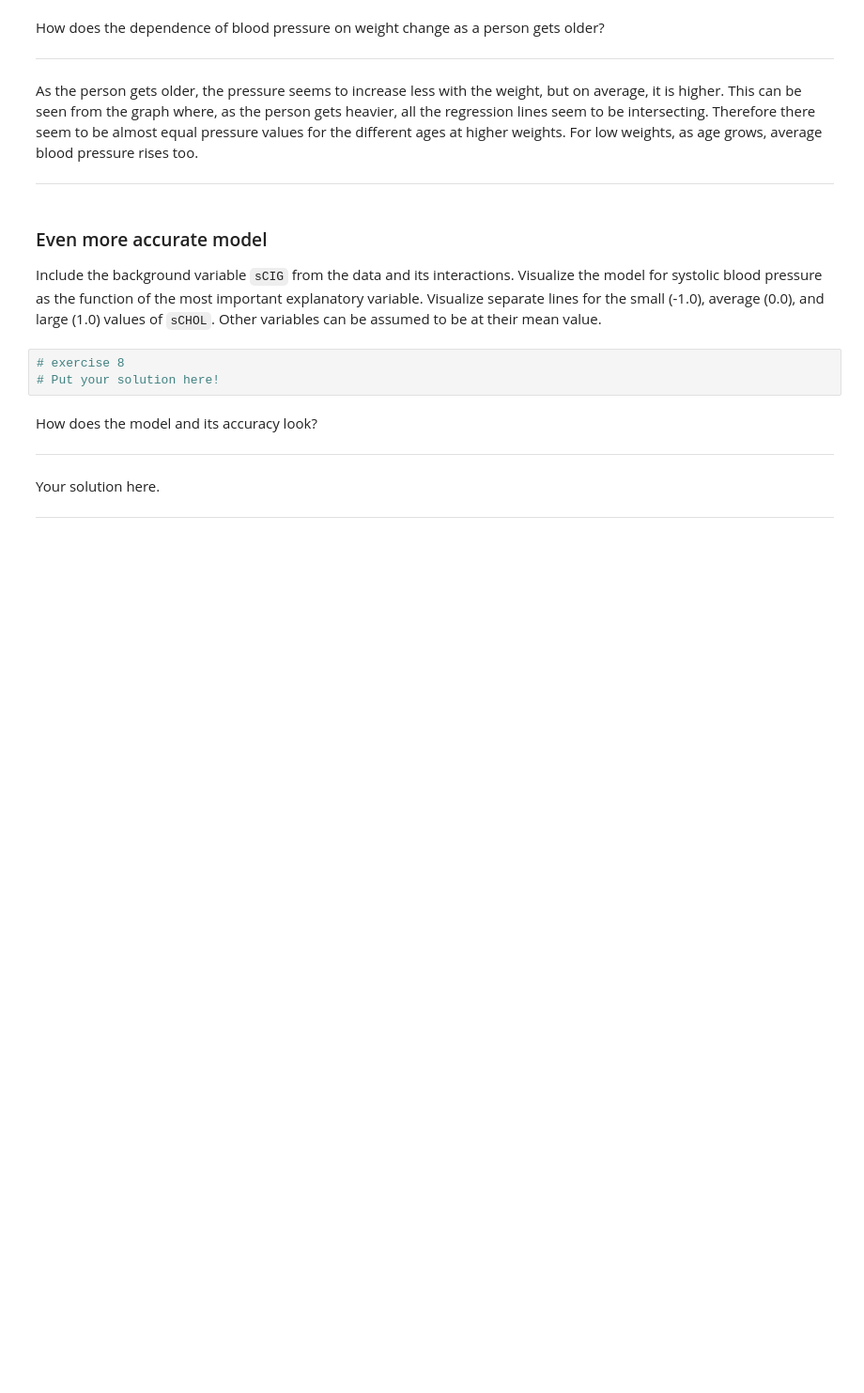
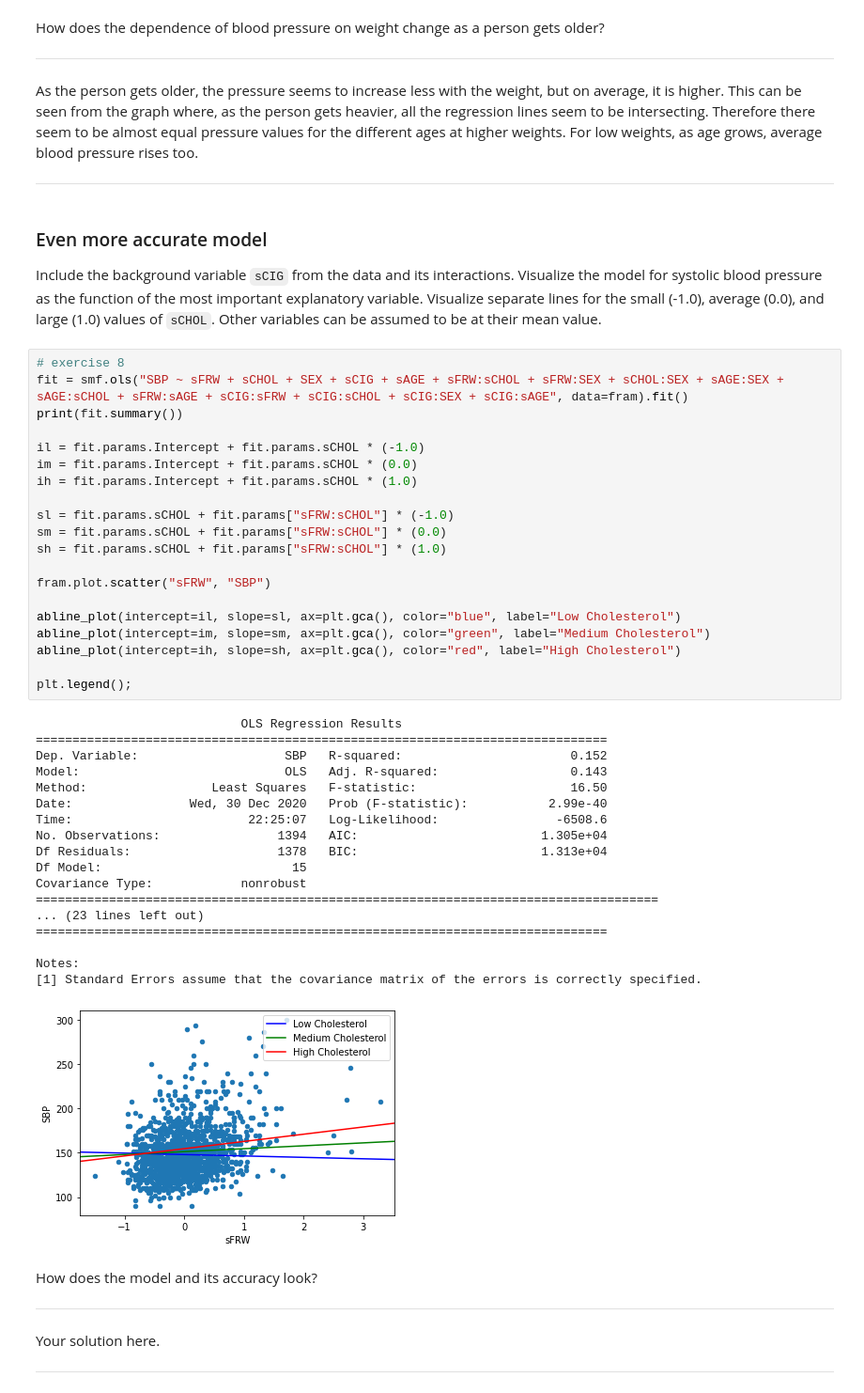
Before and after one commit to RiccardoMPesce/Regression-Analysis-with-Python, a Jupyter notebook: src/project_notebook_regression_analysis.ipynb, the cells around one changed output. Shown at 94% size. Cells and saved outputs as stored; diff of their text form; blank space fills up the shorter version.

Commit message:
50% - regression with sCIG completed

```diff
--- a/src/project_notebook_regression_analysis.ipynb
+++ b/src/project_notebook_regression_analysis.ipynb
@@ -219,9 +219,45 @@ As the person gets older, the pressure seems to increase less with the weight, b
 ### Even more accurate model
 
 Include the background variable `sCIG` from the data and its interactions. Visualize the model for systolic blood pressure as the function of the most important explanatory variable. Visualize separate lines for the small (-1.0), average (0.0), and large (1.0) values of `sCHOL`. Other variables can be assumed to be at their mean value.
-# %%
-# exercise 8
-# Put your solution here!
+# %%
+# exercise 8
+fit = smf.ols("SBP ~ sFRW + sCHOL + SEX + sCIG + sAGE + sFRW:sCHOL + sFRW:SEX + sCHOL:SEX + sAGE:SEX + sAGE:sCHOL + sFRW:sAGE + sCIG:sFRW + sCIG:sCHOL + sCIG:SEX + sCIG:sAGE", data=fram).fit()
+print(fit.summary())
+
+il = fit.params.Intercept + fit.params.sCHOL * (-1.0)
+im = fit.params.Intercept + fit.params.sCHOL * (0.0)
+ih = fit.params.Intercept + fit.params.sCHOL * (1.0)
+
+sl = fit.params.sCHOL + fit.params["sFRW:sCHOL"] * (-1.0)
+sm = fit.params.sCHOL + fit.params["sFRW:sCHOL"] * (0.0)
+sh = fit.params.sCHOL + fit.params["sFRW:sCHOL"] * (1.0)
+
+fram.plot.scatter("sFRW", "SBP")
+
+abline_plot(intercept=il, slope=sl, ax=plt.gca(), color="blue", label="Low Cholesterol")
+abline_plot(intercept=im, slope=sm, ax=plt.gca(), color="green", label="Medium Cholesterol")
+abline_plot(intercept=ih, slope=sh, ax=plt.gca(), color="red", label="High Cholesterol")
+
+plt.legend();
+# %% [output]
+                            OLS Regression Results
+==============================================================================
+Dep. Variable:                    SBP   R-squared:                       0.152
+Model:                            OLS   Adj. R-squared:                  0.143
+Method:                 Least Squares   F-statistic:                     16.50
+Date:                Wed, 30 Dec 2020   Prob (F-statistic):           2.99e-40
+Time:                        22:25:07   Log-Likelihood:                -6508.6
+No. Observations:                1394   AIC:                         1.305e+04
+Df Residuals:                    1378   BIC:                         1.313e+04
+Df Model:                          15
+Covariance Type:            nonrobust
+=====================================================================================
+... (23 lines left out)
+==============================================================================
+
+Notes:
+[1] Standard Errors assume that the covariance matrix of the errors is correctly specified.
+[figure, added]
 # %% [markdown]
 How does the model and its accuracy look?
 
```
Also changed, not shown: parts of 3 cells of this notebook.
